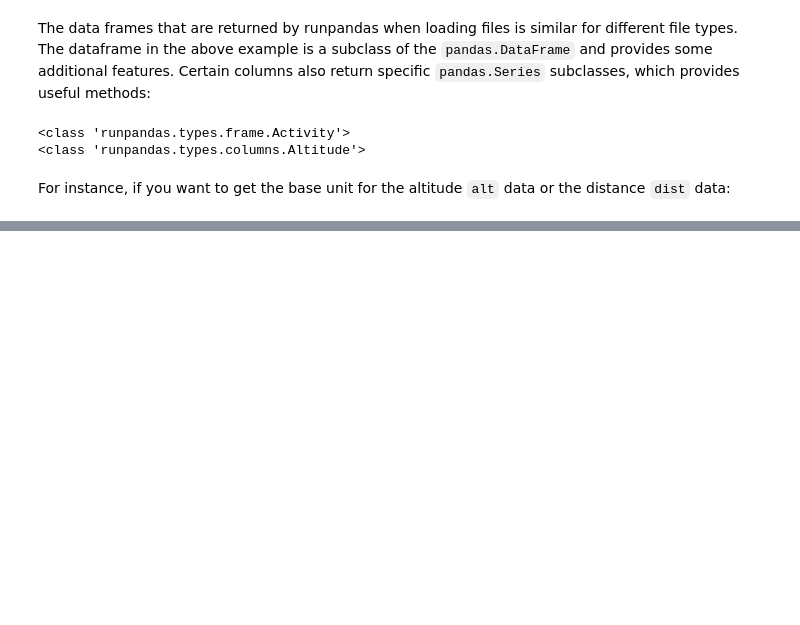
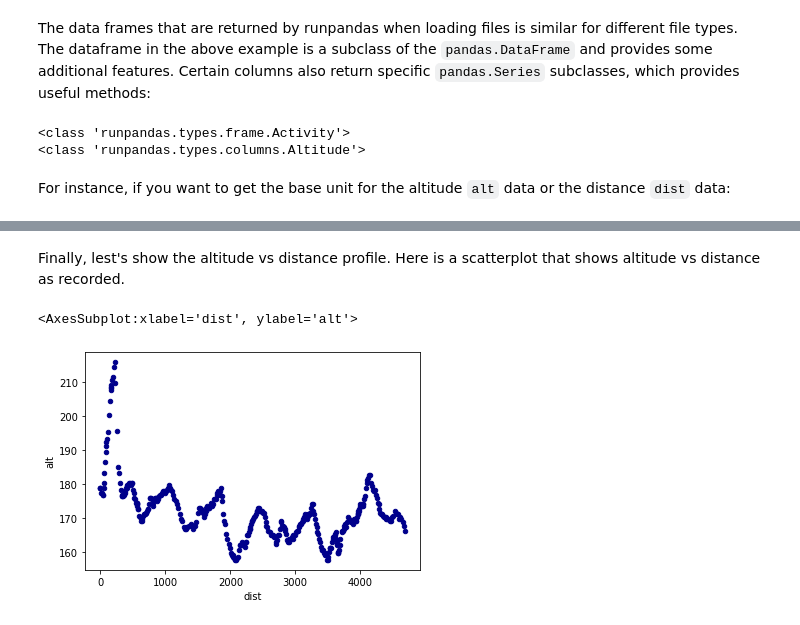
Before and after one commit to corriporai/runpandas, a Jupyter notebook: examples/overview.ipynb, the cells around one changed output, grey strips where cells are left out. Cells and saved outputs as stored; diff of their text form; code cells hidden in the pictures; blank space fills up the shorter version.

```diff
--- a/examples/overview.ipynb
+++ b/examples/overview.ipynb
@@ -47,0 +65,7 @@ activity.dist[-1]
+# %% [markdown]
+Finally, lest's show the altitude vs distance profile. Here is a scatterplot that shows altitude vs distance as recorded.
+# %%
+activity.plot.scatter(x='dist', y='alt', c='DarkBlue')
+# %% [output]
+<AxesSubplot:xlabel='dist', ylabel='alt'>
+[figure, added]
```
Also changed, not shown: parts of 12 cells of this notebook, 3 other files.
